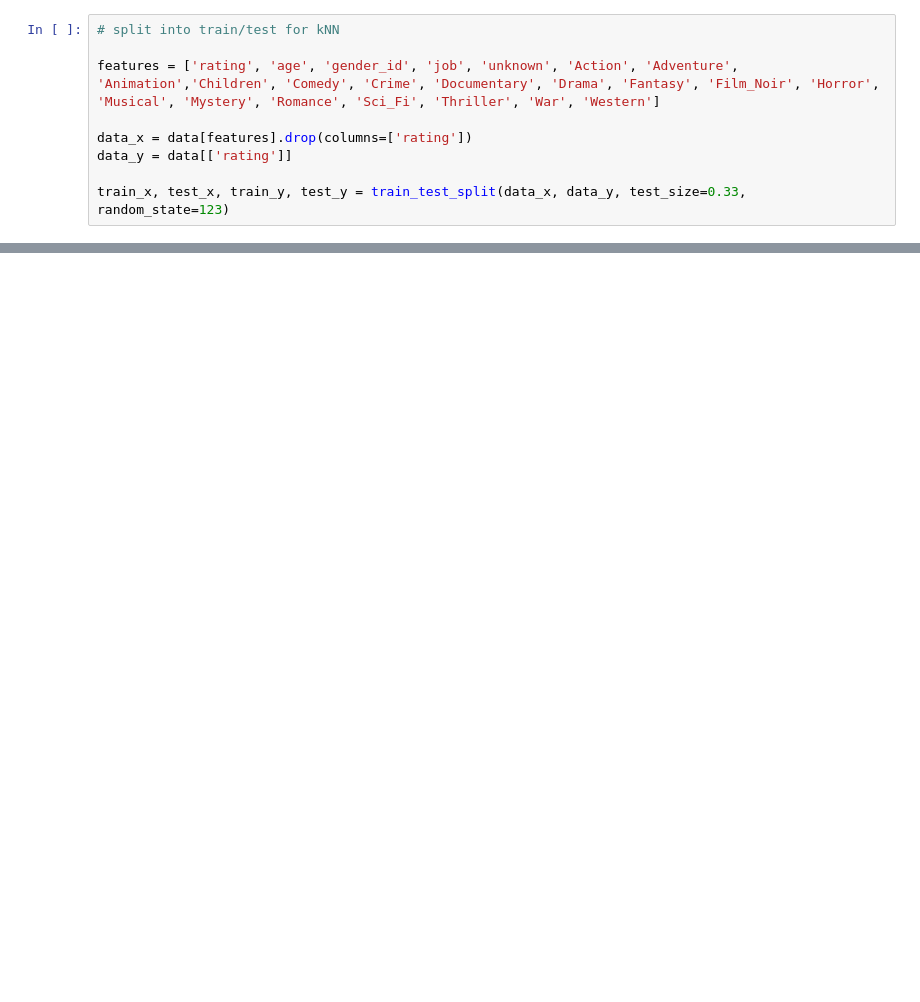
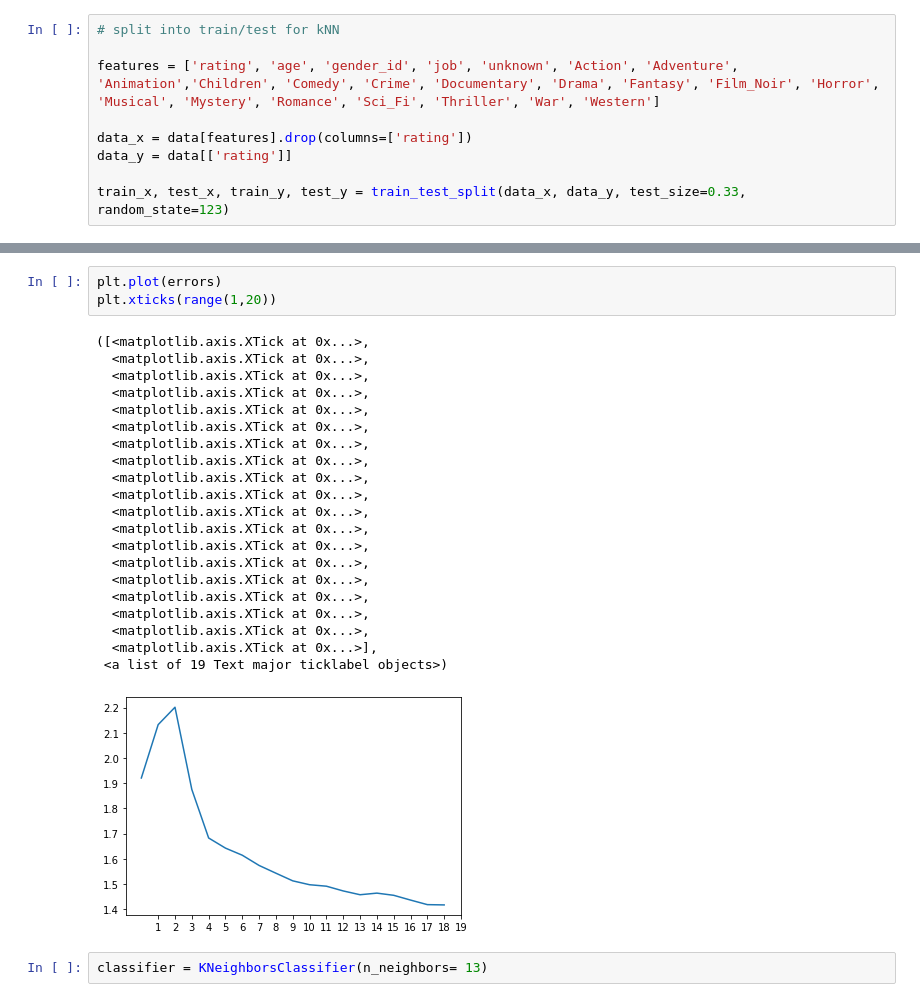
Before and after one commit to benhowell71/SDS-group-repo, a Jupyter notebook: final_project/analysis/MBStatFinalAnalysis.ipynb, the cells around one changed output, grey strips where cells are left out. Drawn from its saved outputs; the diff is of its cells as text; blank space fills up the shorter version.

```diff
--- a/final_project/analysis/MBStatFinalAnalysis.ipynb
+++ b/final_project/analysis/MBStatFinalAnalysis.ipynb
@@ -122,0 +139,27 @@ for i in range(1,10):
+# %%
+plt.plot(errors)
+plt.xticks(range(1,20))
+# %% [output]
+([<matplotlib.axis.XTick at 0x...>,
+  <matplotlib.axis.XTick at 0x...>,
+  <matplotlib.axis.XTick at 0x...>,
+  <matplotlib.axis.XTick at 0x...>,
+  <matplotlib.axis.XTick at 0x...>,
+  <matplotlib.axis.XTick at 0x...>,
+  <matplotlib.axis.XTick at 0x...>,
+  <matplotlib.axis.XTick at 0x...>,
+  <matplotlib.axis.XTick at 0x...>,
+  <matplotlib.axis.XTick at 0x...>,
+  <matplotlib.axis.XTick at 0x...>,
+  <matplotlib.axis.XTick at 0x...>,
+  <matplotlib.axis.XTick at 0x...>,
+  <matplotlib.axis.XTick at 0x...>,
+  <matplotlib.axis.XTick at 0x...>,
+  <matplotlib.axis.XTick at 0x...>,
+  <matplotlib.axis.XTick at 0x...>,
+  <matplotlib.axis.XTick at 0x...>,
+  <matplotlib.axis.XTick at 0x...>],
+ <a list of 19 Text major ticklabel objects>)
+[figure, added]
+# %%
+classifier = KNeighborsClassifier(n_neighbors= 13)
```
Also changed, not shown: parts of 7 cells of this notebook.
